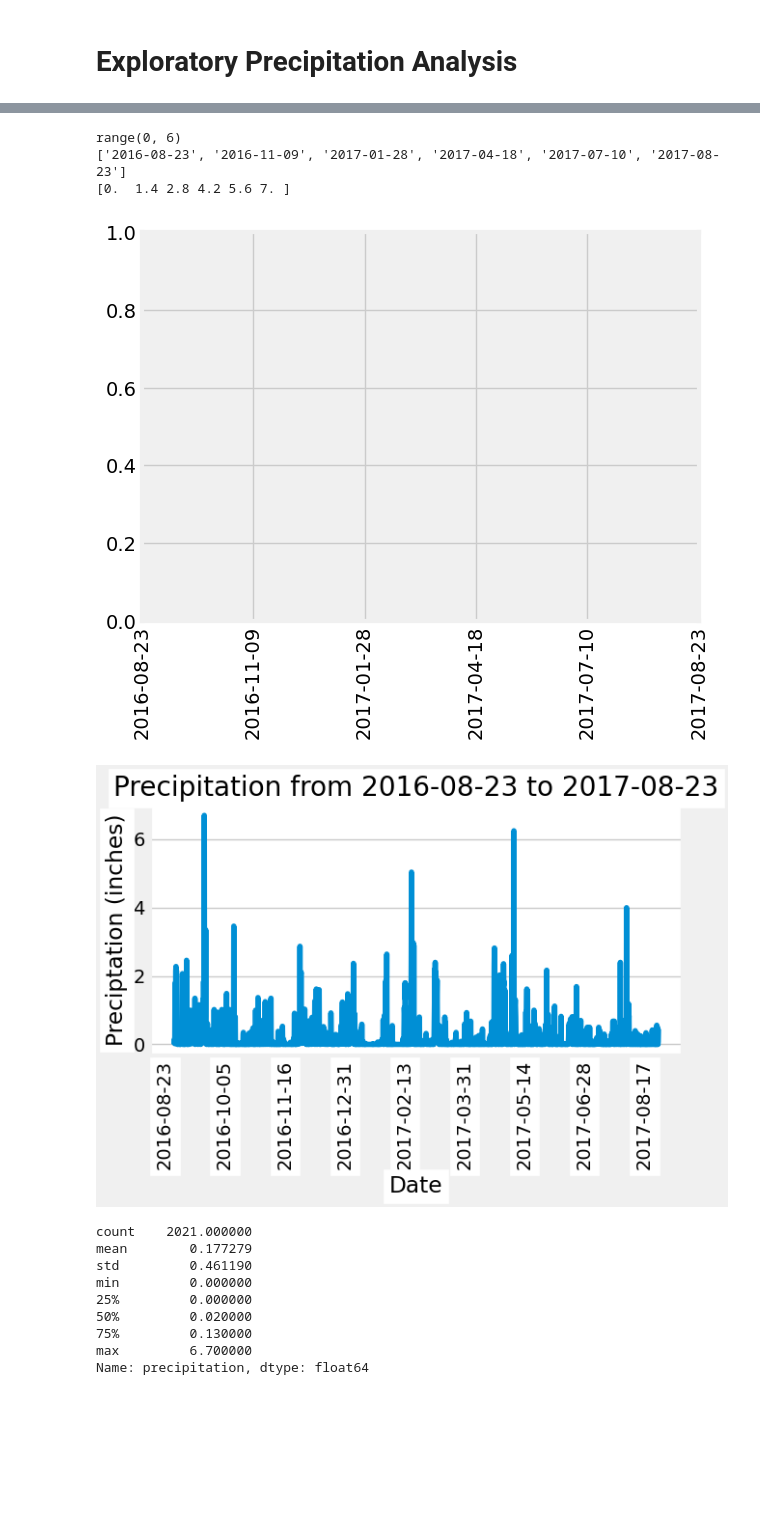
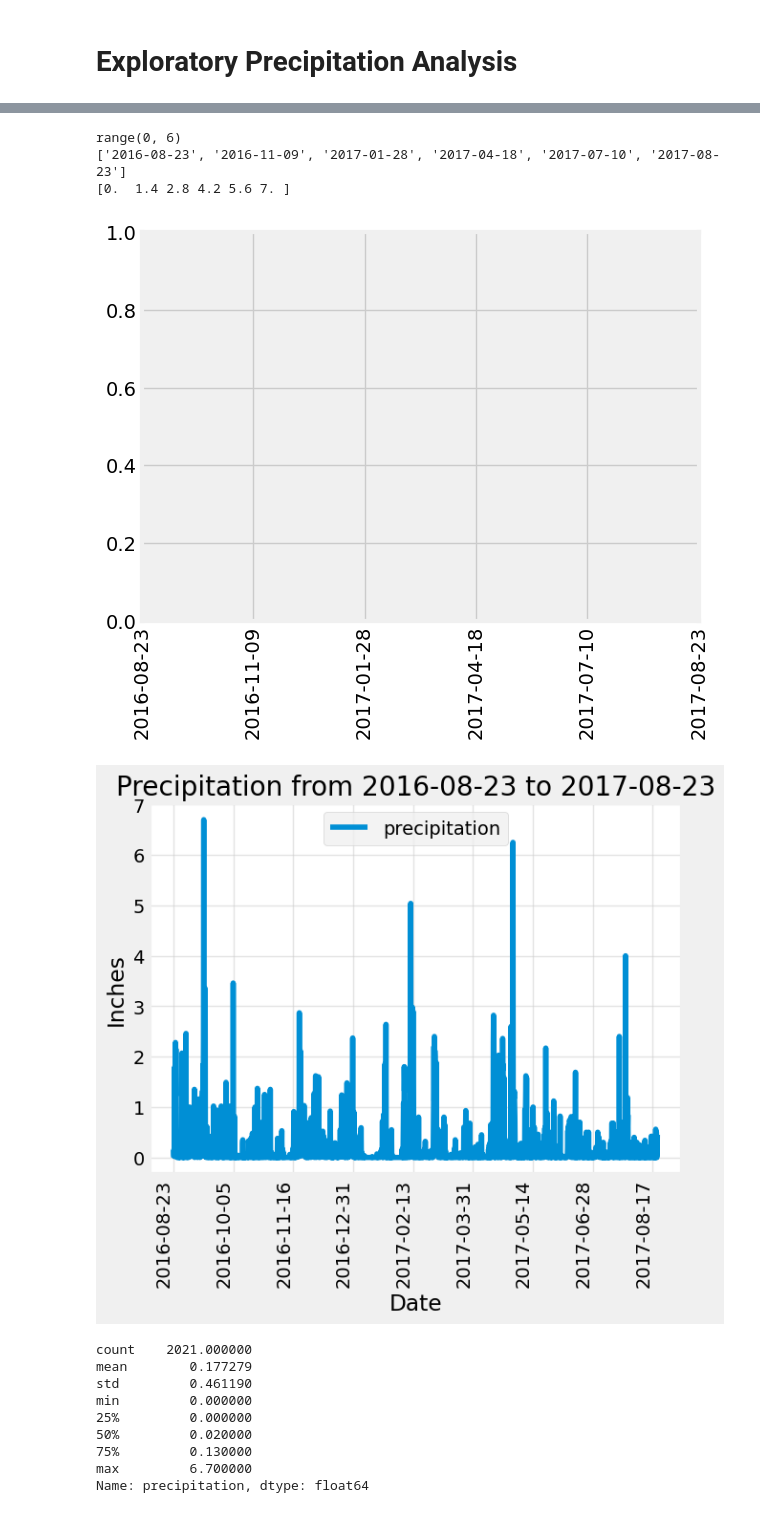
Before and after one commit to greberr09/sqlalchemy-challenge, a Jupyter notebook: SurfsUp/hawaii_climate.ipynb, the cells around one changed output, grey strips where cells are left out. Saved outputs shown, nothing was run; the diff lists cells and outputs as text; code cells hidden in the pictures; blank space fills up the shorter version.

```diff
--- a/SurfsUp/hawaii_climate.ipynb
+++ b/SurfsUp/hawaii_climate.ipynb
@@ -365,41 +275,46 @@ x_lbls = ['2016-08-23', '2016-11-09', '2017-01-28', '2017-04-18', '2017-07-10',
 
 #x_ticks = range(0, len(x_lbls), 6)
 x_ticks = range(0, len(x_lbls))
 
 # Plot ticks with a rotation
 
 xtickpos = np.linspace(0, len(x_lbls)+1, 6)
 print(x_ticks)
 print(x_lbls)
 print(xtickpos)
 plt.xticks(xtickpos, [x_lbls[i] for i in x_ticks], rotation=90)
 #plt.xticks(xtickpos, x_lbls, rotation=90, ha='right')
 
-ax = precip_df.plot(x='date', y='precipitation', legend=None)
+ax = precip_df.plot(x='date', y='precipitation')
 #ax.grid(axis='x', alpha = .75)
-ax.grid(axis='x')
+#ax.grid(axis='x')
+ax.grid(alpha = .5)
 ax.set_facecolor('white')
 
-plt.xlabel('Date', backgroundcolor='white')
-plt.ylabel('Preciptation (inches)', backgroundcolor='white')
-plt.title(f'Precipitation from {prior_year_date} to {most_recent_date}', backgroundcolor='white')
+#plt.xlabel('Date', backgroundcolor='white')
+#plt.ylabel('Inches', backgroundcolor='white')
+plt.xlabel('Date')
+plt.ylabel('Inches')
+#plt.title(f'Precipitation from {prior_year_date} to {most_recent_date}', backgroundcolor='white')
+plt.title(f'Precipitation from {prior_year_date} to {most_recent_date}')
 
-plt.setp(ax.get_xticklabels(), rotation=90, horizontalalignment='right', backgroundcolor='white')
+#plt.setp(ax.get_xticklabels(), rotation=90, horizontalalignment='right', backgroundcolor='white')
+plt.setp(ax.get_xticklabels(), rotation=90, horizontalalignment='right')
 
 # plt.xticks(xtickpos, [x_lbls[i] for i in x_ticks], rotation=90, ha='right')
 
-plt.tight_layout()
+#plt.tight_layout()
 #plt.xticks(xtickpos, x_lbls, rotation=90, ha='right')
 
 # Show the figure
 
 plt.show()
 # %% [output]
 range(0, 6)
 ['2016-08-23', '2016-11-09', '2017-01-28', '2017-04-18', '2017-07-10', '2017-08-23']
 [0.  1.4 2.8 4.2 5.6 7. ]
 [figure]
-[figure, old version]
+[figure, new version]
 # %%
 # Use Pandas to calculate the summary statistics for the precipitation data
 
```
Also changed, not shown: parts of 22 cells of this notebook.
